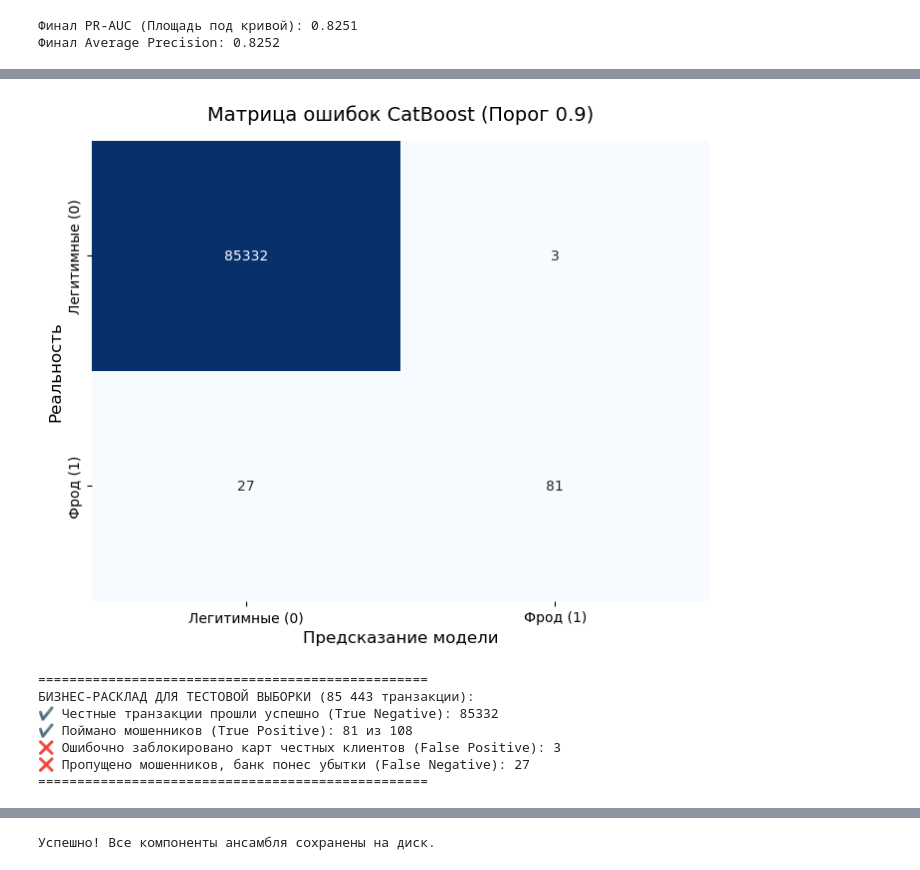
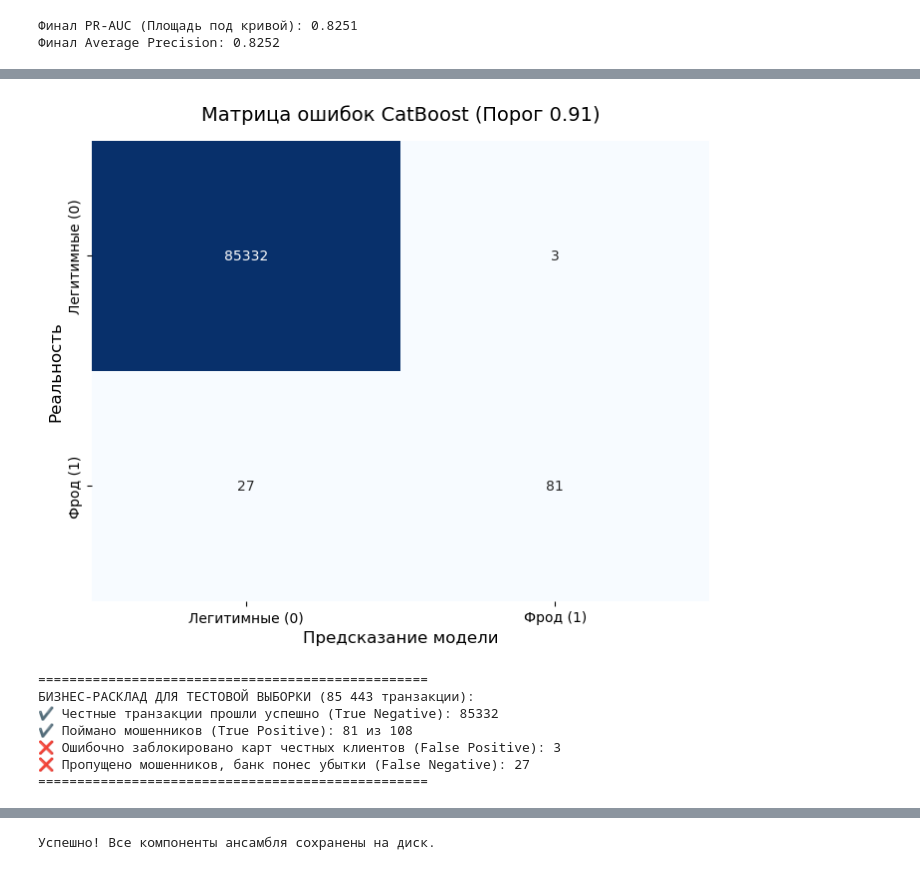
Before and after one commit to EldarKerimkhan/credit-card-fraud-detection, a Jupyter notebook: Credit Card Fraud Detection/creditcard.ipynb, the cells around one changed output, grey strips where cells are left out. Drawn from its saved outputs; the diff is of its cells as text; code cells hidden in the pictures.

```diff
--- a/Credit Card Fraud Detection/creditcard.ipynb
+++ b/Credit Card Fraud Detection/creditcard.ipynb
@@ -546,3 +548,11 @@ print("="*50)
 Если мы сдвинемся с 0.85 до 0.91, мы потеряем всего двух мошенников из ста (Recall упадет на 1.9%), но при этом Precision подскочит сразу на 7%. Бизнес-эффект: Ложных срабатываний станет еще меньше, нагрузка на колл-центр упадет, а уровень детекции останется практически прежним.
 # %% [markdown]
 # Новое обучение модели
+# %%
+model_cb = CatBoostClassifier()
+model_cb.load_model('/Users/eldar/Desktop/ds_learning/Credit Card Fraud Detection/models/ensemble_catboost_model.bin')
+
+# Извлекаем словарь всех параметров
+cb_params = model_cb.get_all_params()
+clean_cb_params = {k: v for k, v in cb_params.items() if k in ['iterations', 'learning_rate', 'depth', 'l2_leaf_reg', 'random_strength']}
+print(clean_cb_params)
@@ -548,0 +561,5 @@ print("="*50)
+# %%
+model_lgbm = joblib.load('/Users/eldar/Desktop/ds_learning/Credit Card Fraud Detection/models/ensemble_lightgbm_model.pkl')
+
+lgbm_params = model_lgbm.get_params()
+print(lgbm_params)
@@ -549,14 +568,21 @@ print("="*50)
 # %%
 # --- ОБУЧЕНИЕ ФИНАЛЬНЫХ МОДЕЛЕЙ НА ЛУЧШИХ ПАРАМЕТРАХ ---
-best_cb = CatBoostClassifier(**study_cb.best_params, random_seed=42, verbose=0)
+best_cb = CatBoostClassifier(**clean_cb_params, random_seed=42, verbose=0)
 best_cb.fit(X_train_no_time, y_train, sample_weight=train_weights, eval_set=(X_test_no_time, y_test), early_stopping_rounds=50, verbose=0)
 
-best_lgbm = LGBMClassifier(**study_lgbm.best_params, random_state=42, verbose=-1)
+best_lgbm = LGBMClassifier(**lgbm_params)
 best_lgbm.fit(X_train_no_time, y_train, sample_weight=train_weights)
 # %% [output]
 LGBMClassifier(learning_rate=0.059229972855581084, max_depth=7,
                min_child_samples=87, n_estimators=721, num_leaves=53,
                random_state=42, subsample=0.7501435124429936, verbose=-1)
+# %%
+# --- ОБУЧЕНИЕ ФИНАЛЬНЫХ МОДЕЛЕЙ НА ЛУЧШИХ ПАРАМЕТРАХ ---
+best_cb = CatBoostClassifier(**study_cb.best_params, random_seed=42, verbose=0)
+best_cb.fit(X_train_no_time, y_train, sample_weight=train_weights, eval_set=(X_test_no_time, y_test), early_stopping_rounds=50, verbose=0)
+
+best_lgbm = LGBMClassifier(**study_lgbm.best_params, random_state=42, verbose=-1)
+best_lgbm.fit(X_train_no_time, y_train, sample_weight=train_weights)
 # %%
 # --- АНСАМБЛИРОВАНИЕ (БЛЕНДИНГ) ---
 proba_cb = best_cb.predict_proba(X_test_no_time)[:, 1]
@@ -704,33 +730,33 @@ print(df_thresholds.to_string(index=False))
 # %%
-# Применяем наш выбранный финальный порог 0.90
-final_threshold = 0.90
+# Применяем наш выбранный финальный порог 0.91
+final_threshold = 0.91
 y_pred_final = (proba_ensemble > final_threshold).astype(int)
 
 # Считаем матрицу ошибок
 cm = confusion_matrix(y_test, y_pred_final)
 
 # Визуализируем матрицу
 plt.figure(figsize=(8, 6))
 sns.heatmap(cm, annot=True, fmt='d', cmap='Blues', cbar=False,
             xticklabels=['Легитимные (0)', 'Фрод (1)'],
             yticklabels=['Легитимные (0)', 'Фрод (1)'])
 
 plt.xlabel('Предсказание модели', fontsize=12)
 plt.ylabel('Реальность', fontsize=12)
 plt.title(f'Матрица ошибок CatBoost (Порог {final_threshold})', fontsize=14, pad=15)
 plt.show()
 
 # Выводим текстовую бизнес-выжимку
 tn, fp, fn, tp = cm.ravel()
 print("="*50)
 print("БИЗНЕС-РАСКЛАД ДЛЯ ТЕСТОВОЙ ВЫБОРКИ (85 443 транзакции):")
 print(f"✔️ Честные транзакции прошли успешно (True Negative): {tn}")
 print(f"✔️ Поймано мошенников (True Positive): {tp} из {y_test.sum()}")
 print(f"❌ Ошибочно заблокировано карт честных клиентов (False Positive): {fp}")
 print(f"❌ Пропущено мошенников, банк понес убытки (False Negative): {fn}")
 print("="*50)
 # %% [output]
-[figure, old version]
+[figure, new version]
 ==================================================
 БИЗНЕС-РАСКЛАД ДЛЯ ТЕСТОВОЙ ВЫБОРКИ (85 443 транзакции):
 ✔️ Честные транзакции прошли успешно (True Negative): 85332
```
Also changed, not shown: parts of 15 cells of this notebook.
